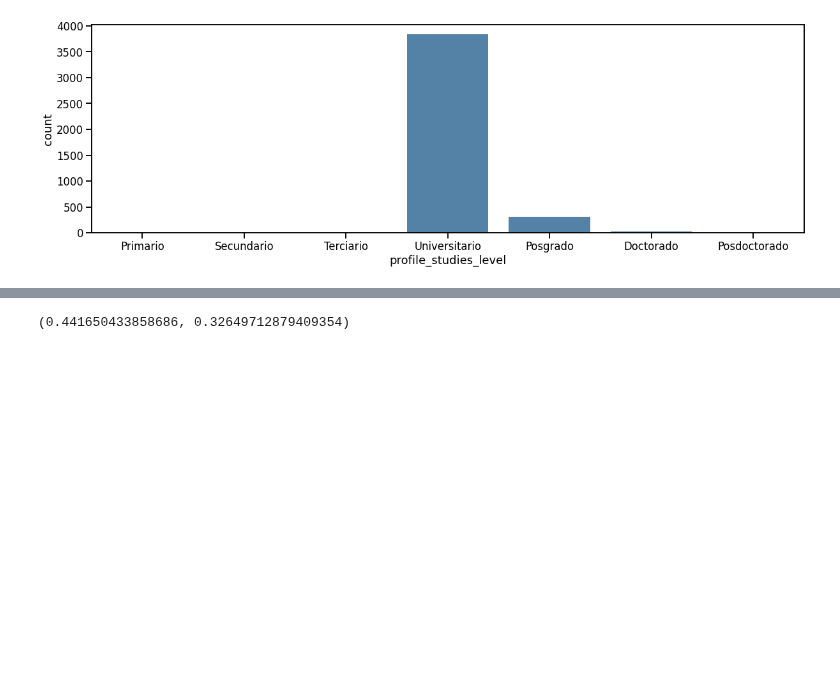
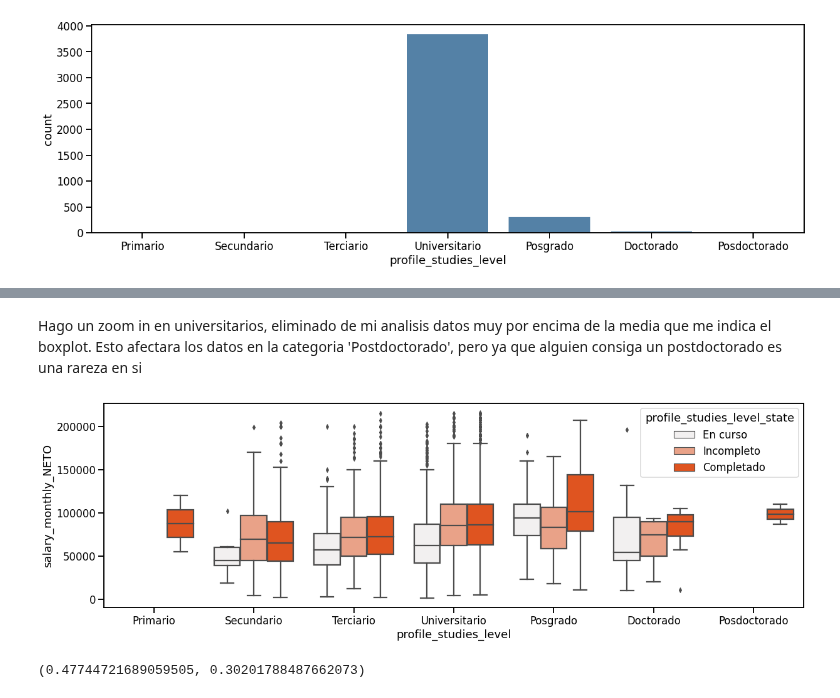
Before and after one commit to Natali-PP/diplodatos2021, a Jupyter notebook: AnalisiYVisualizacion/02_Estadistica_descriptiva.ipynb, the cells around one changed output, grey strips where cells are left out. Cells and saved outputs as stored; diff of their text form; code cells hidden in the pictures; blank space fills up the shorter version.

```diff
--- a/AnalisiYVisualizacion/02_Estadistica_descriptiva.ipynb
+++ b/AnalisiYVisualizacion/02_Estadistica_descriptiva.ipynb
@@ -457,6 +474,21 @@ df[["profile_studies_level","profile_studies_level_state"]].sample(10)
+# %% [markdown]
+Hago un zoom in en universitarios, eliminado de mi analisis datos muy por encima de la media que me indica el boxplot. Esto afectara los datos en la categoria 'Postdoctorado', pero ya que alguien consiga un postdoctorado es una rareza en si
+# %%
+df_uni=df_copy.copy()
+quantile_filter_uni= (df_uni.salary_monthly_NETO < df_uni.salary_monthly_NETO.quantile(0.96))
+#df_copy.salary_monthly_NETO, df_copy.salary_monthly_NETO.median()
+
+df_uni=df_uni[quantile_filter_uni]
+fig = plt.figure(figsize=(20,6))
+seaborn.boxplot(data=df_uni, y=df_uni.salary_monthly_NETO,x='profile_studies_level', hue=df_uni.profile_studies_level_state,
+                color='orangered', order=education_order, hue_order=["En curso", "Incompleto", "Completado"] )
+plt.ticklabel_format(style='plain', axis='y')
+# %% [output]
+[figure, added]
 # %%
+#calculo de las probabilidades
 amount_more_then_media =len(df_copy[more_then_media])
-higher_education=["Universitario","Posgrado", "Doctorado", "Posdoctorado"]
+
 amount_higher_education = len(df_copy[df_copy.profile_studies_level.isin(higher_education)])
 #len(df_copy[condition_education].profile_studies_level)
 #amount_more_then_media_and_studies=len(df_copy[
@@ -468,9 +500,15 @@ amount_higher_education = len(df_copy[df_copy.profile_studies_level.isin(higher_
 amount_higher_edu_and_salary_more_than_media=len(df_copy[(df_copy.salary_monthly_NETO > 84000) & (df_copy.profile_studies_level.isin(higher_education))])
 #amount_more_then_media,amount_higher_edu_and_salary_more_than_media
 
-prob_salary_more_then_media=amount_more_then_media/len(df_copy)
-prob_salary_more_media_and_higher_education=amount_higher_edu_and_salary_more_than_media/len(df)
+prob_salary_more_then_media=amount_more_then_media/len(df_copy)#p_a
+prob_salary_more_media_and_higher_education=amount_higher_edu_and_salary_more_than_media/len(df) #p_a_u_b
+prob_higher_educ=amount_higher_education/len(df) #p_b
+#prob_salary_more_then_media,prob_salary_more_media_and_higher_education
 
-prob_salary_more_then_media,prob_salary_more_media_and_higher_education
+#pa debido a b es igual a
+prob_a_debido_b = prob_salary_more_media_and_higher_education / prob_higher_educ
+p_a_prod_b=prob_salary_more_then_media*prob_higher_educ
+
+prob_a_debido_b ,p_a_prod_b
 # %% [output]
-(0.441650433858686, 0.32649712879409354)
+(0.47744721689059505, 0.30201788487662073)
```
Also changed, not shown: parts of 14 cells of this notebook.
